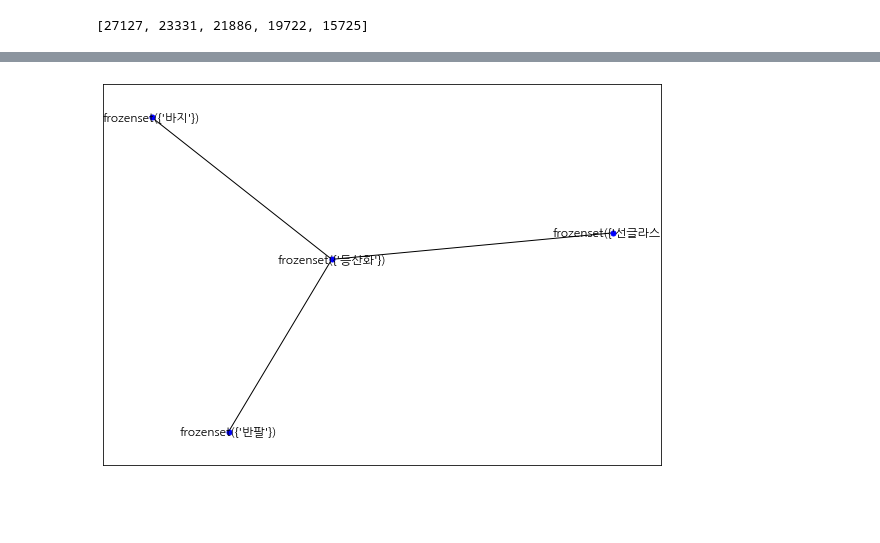
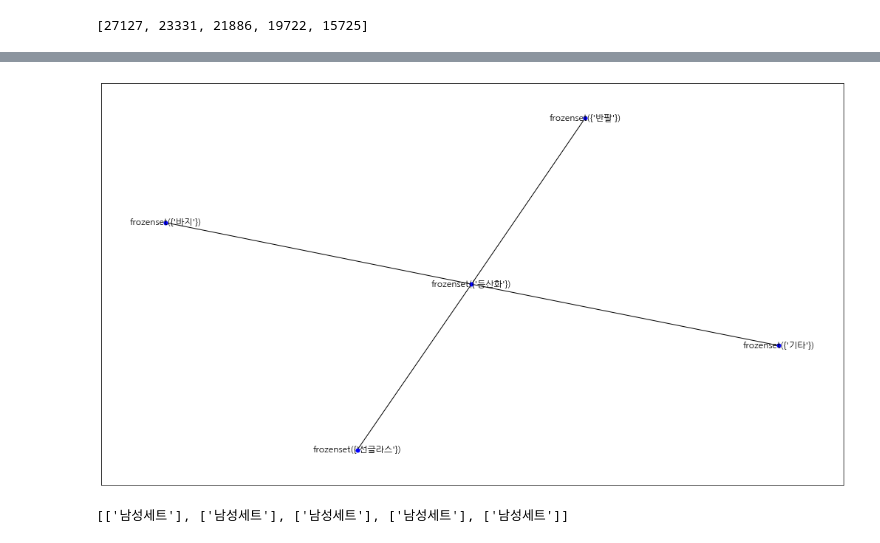
Before and after one commit to PIYoung/mtvs-ai, a Jupyter notebook: jupyters/mission/R to Python 상관도 분석 Mission.ipynb, the cells around one changed output, grey strips where cells are left out. Cells and saved outputs as stored; diff of their text form; code cells hidden in the pictures; blank space fills up the shorter version.

```diff
--- a/jupyters/mission/R to Python 상관도 분석 Mission.ipynb
+++ b/jupyters/mission/R to Python 상관도 분석 Mission.ipynb
@@ -630,0 +620,5 @@ records[:5]
+# %%
+# 연관성 분석을 위해서 리스트 형식으로 변환 한다.
+records = anal_df.groupby(['ID'])['DGROUP_NAME'].apply(list).reset_index()
+records = list(records['DGROUP_NAME'])
+records[:5]
@@ -644,7 +644,7 @@ te_df.head()
 # %%
 # apriori() 함수를 사용하여 연관성 분석을 수행한다. 분석 결과를 적절하게 도출하려면 support 값과 confidence 값을 조절하면서 분석을 수행해야 한다. # nolint
 frequent_itemset = apriori(te_df,
-                           min_support=0.0005,
+                           min_support=0.0001,
                            use_colnames=True,
                            verbose=1)
 frequent_itemset['length'] = frequent_itemset['itemsets'].map(lambda x: len(x))
@@ -664,7 +668,7 @@ frequent_itemset[:5]
 association_rules_df = association_rules(
     frequent_itemset,
     metric='confidence',
-    min_threshold=0.0005,
+    min_threshold=0.0001,
 )
 # %%
 association_rules_df[:5]
@@ -716,15 +720,15 @@ test = association_rules_df[
 # %%
 # 반팔이나 바지를 구매한 고객은 등산화도 같이 구매하는 연관성을 도출했다. 따라서, 향후 고객들이 반팔이나 바지를 구매할 때 등산화 구매를 추천해줄 수 있다. # nolint
 g = nx.Graph()
 g = nx.from_pandas_edgelist(test, source='antecedents', target='consequents')
 
-plt.figure(figsize=(10, 7))
-pos = nx.spring_layout(g, k=0.15)
+plt.figure(figsize=(18, 10))
+pos = nx.spring_layout(g, k=0.5)
 nx.draw_networkx(g,
                  pos,
                  node_size=25,
                  node_color='blue',
                  font_family='NanumGothic')
 plt.show()
 # %% [output]
-[figure, old version]
+[figure, new version]
@@ -730,0 +746,11 @@ plt.show()
+# %%
+# df for 19m 4s
+uni_id = list(pd.unique(anal_df['ID']))
+records = []
+for _id in tqdm(uni_id):
+    dname = list(anal_df[anal_df['ID'] == _id]['DGROUP_NAME'])
+    records.append(dname)
+
+records[:5]
+# %% [output]
+[['남성세트'], ['남성세트'], ['남성세트'], ['남성세트'], ['남성세트']]
```
Also changed, not shown: parts of 13 cells of this notebook.
